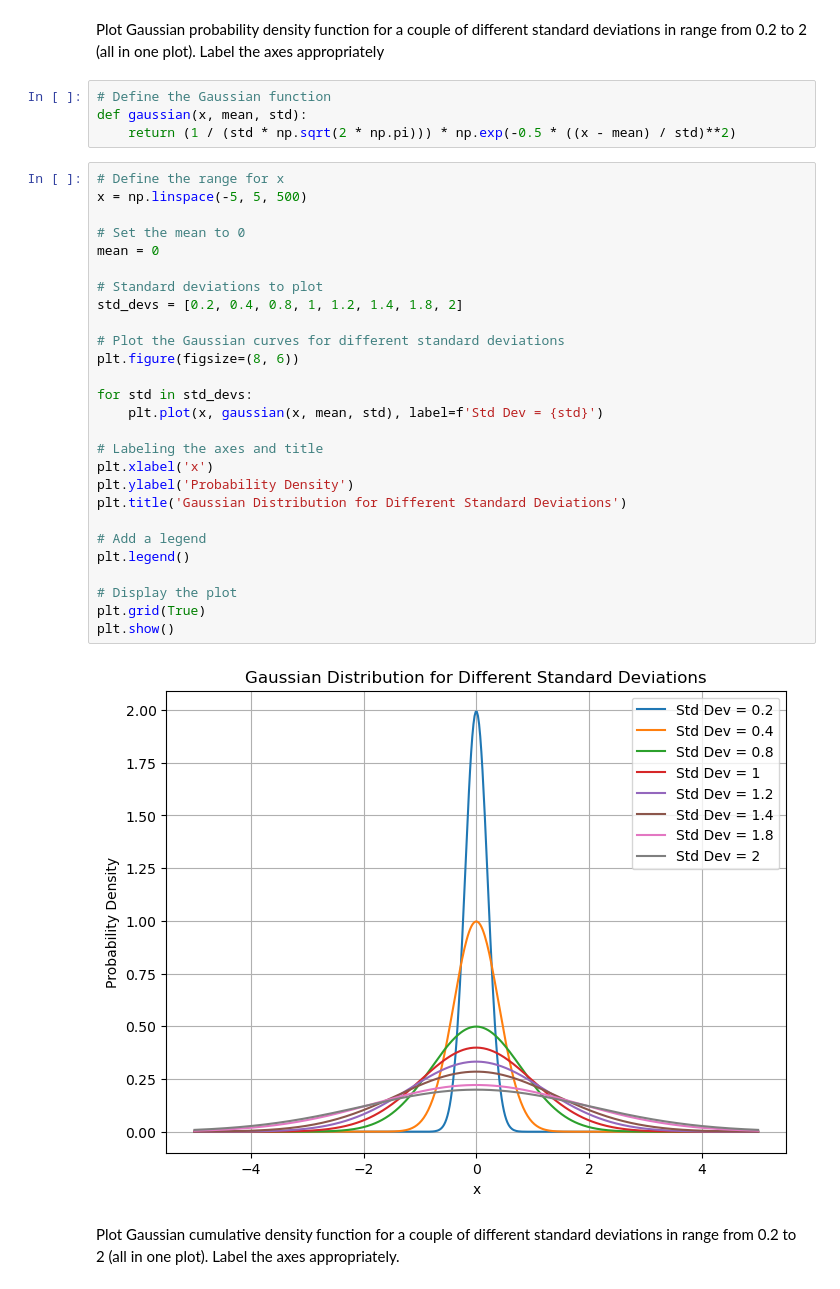
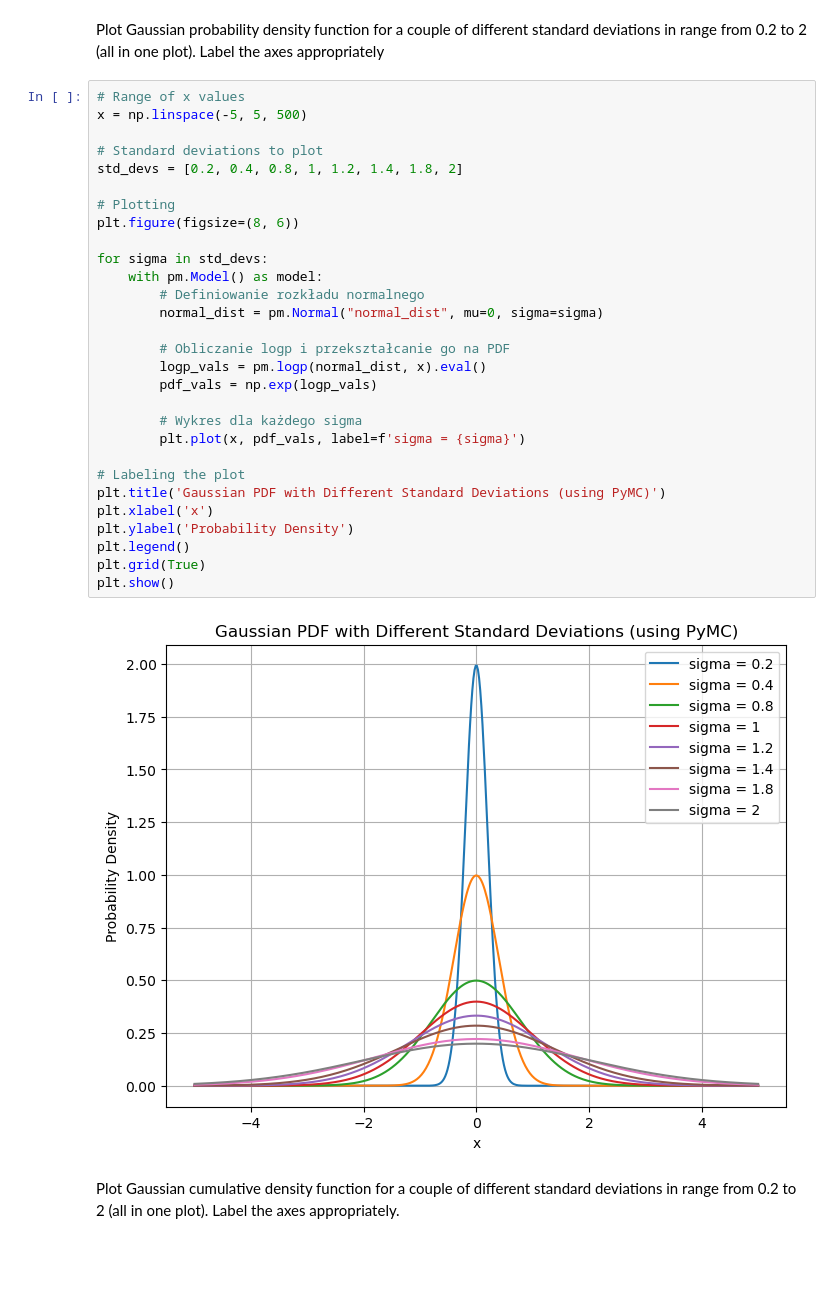
Before and after one commit to adam00kupisz/MPAD, a Jupyter notebook: MPAD_Lab_1/Lab_1.ipynb, the cells around one changed output. Saved outputs shown, nothing was run; the diff lists cells and outputs as text; blank space fills up the shorter version.

```diff
--- a/MPAD_Lab_1/Lab_1.ipynb
+++ b/MPAD_Lab_1/Lab_1.ipynb
@@ -11,39 +17,37 @@ import pymc as pm
 # %% [markdown]
 Plot Gaussian probability density function for a couple of different standard deviations in
 range from 0.2 to 2 (all in one plot). Label the axes appropriately
-# %%
-# Define the Gaussian function
-def gaussian(x, mean, std):
-    return (1 / (std * np.sqrt(2 * np.pi))) * np.exp(-0.5 * ((x - mean) / std)**2)
 # %%
-# Define the range for x
+# Range of x values
 x = np.linspace(-5, 5, 500)
-
-# Set the mean to 0
-mean = 0
 
 # Standard deviations to plot
 std_devs = [0.2, 0.4, 0.8, 1, 1.2, 1.4, 1.8, 2]
 
-# Plot the Gaussian curves for different standard deviations
+# Plotting
 plt.figure(figsize=(8, 6))
 
-for std in std_devs:
-    plt.plot(x, gaussian(x, mean, std), label=f'Std Dev = {std}')
+for sigma in std_devs:
+    with pm.Model() as model:
+        # Definiowanie rozkładu normalnego
+        normal_dist = pm.Normal("normal_dist", mu=0, sigma=sigma)
 
-# Labeling the axes and title
+        # Obliczanie logp i przekształcanie go na PDF
+        logp_vals = pm.logp(normal_dist, x).eval()
+        pdf_vals = np.exp(logp_vals)
+
+        # Wykres dla każdego sigma
+        plt.plot(x, pdf_vals, label=f'sigma = {sigma}')
+
+# Labeling the plot
+plt.title('Gaussian PDF with Different Standard Deviations (using PyMC)')
 plt.xlabel('x')
 plt.ylabel('Probability Density')
-plt.title('Gaussian Distribution for Different Standard Deviations')
-
-# Add a legend
 plt.legend()
-
-# Display the plot
 plt.grid(True)
 plt.show()
 # %% [output]
-[figure, old version]
+[figure, new version]
 # %% [markdown]
 Plot Gaussian cumulative density function for a couple of different standard deviations in
 range from 0.2 to 2 (all in one plot). Label the axes appropriately.
```
Also changed, not shown: parts of 6 cells of this notebook.
